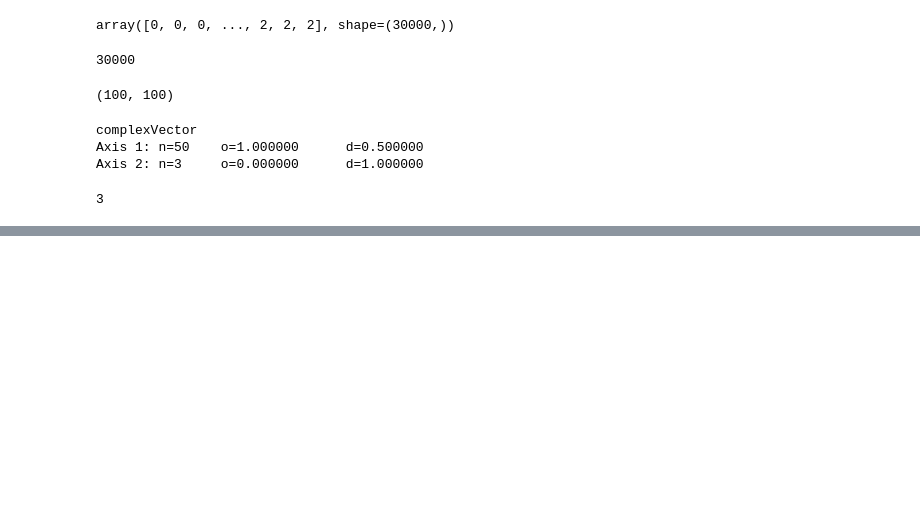
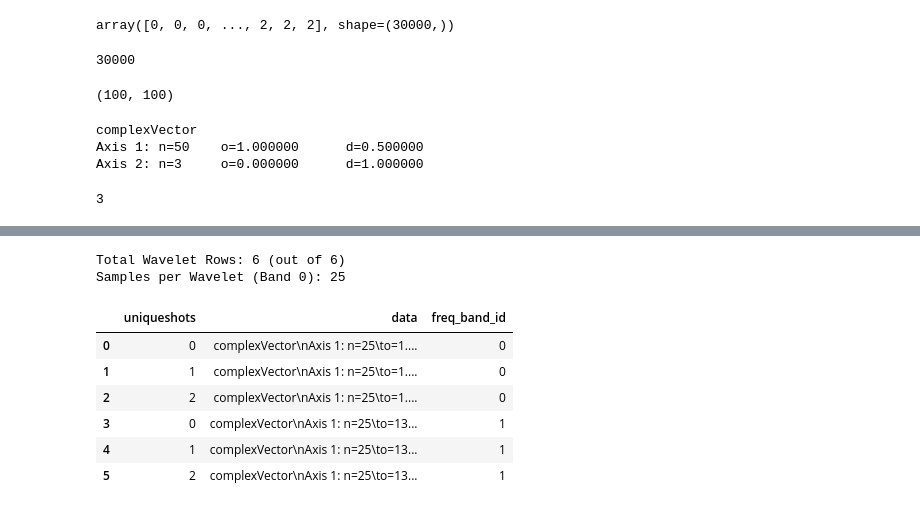
Before and after one commit to arustamm/pyfwix, a Jupyter notebook: propagator/jupyter/test_fwix_modeling.ipynb, the cells around one changed output, grey strips where cells are left out. Drawn from its saved outputs; the diff is of its cells as text; code cells hidden in the pictures; blank space fills up the shorter version.

```diff
--- a/propagator/jupyter/test_fwix_modeling.ipynb
+++ b/propagator/jupyter/test_fwix_modeling.ipynb
@@ -175,12 +188,73 @@ norm = rec_traces.norm()
 # %%
 import pandas as pd
+import SepVector
+import numpy as np
 
-wavelets = [None] * ns
-wavelets = [SepVector.getSepVector(ns=[nf], ds=[dfreq],os=[of], storage='dataComplex') for i in range(ns)]
-for i in range(ns):
-    wavelets[i][:] = W[:nf]
+n_band = nf // NUM_FREQ_SPLITS
 
-wavelet_df = pd.DataFrame({
-            'uniqueshots': s_ids.tolist(),
-            'data': wavelets # Convert 2D array to list of 1D arrays
-        })
+dfs = []
+
+# --- 2. Iterate Over Frequency Bands ---
+for freq_id in range(NUM_FREQ_SPLITS):
+
+    # A. Calculate Slice Indices
+    idx_start = freq_id * n_band
+    idx_end = idx_start + n_band
+
+    # Handle remainder for the last band if not perfectly divisible
+    if freq_id == NUM_FREQ_SPLITS - 1:
+        idx_end = nf
+        n_current = idx_end - idx_start
+    else:
+        n_current = n_band
+
+    # B. Slice the Wavelet Data
+    # w_slice is the specific frequency content for this band
+    w_slice = W[idx_start : idx_end]
+
+    # C. Update Physical Origin (o)
+    # The new origin is the original origin + offset
+    current_os = of + (idx_start * dfreq)
+
+    # D. Create SepVectors for this Band
+    band_wavelets = []
+    for i in range(ns):
+        vec = SepVector.getSepVector(
+            ns=[n_current],
+            ds=[dfreq],
+            os=[current_os],
+            storage='dataComplex'
+        )
+        vec[:] = w_slice[:]
+        band_wavelets.append(vec)
+
+    # E. Create DataFrame for this Band
+    band_df = pd.DataFrame({
+        'uniqueshots': s_ids.tolist(),
+        'data': band_wavelets,
+        'freq_band_id': freq_id  # Add the ID for the lookup
+    })
+
+    dfs.append(band_df)
+
+# --- 3. Concatenate and Sort ---
+wavelet_df = pd.concat(dfs, ignore_index=True)
+
+# Important: Sort by (Freq, Shot) to match the modeling loop order
+wavelet_df = wavelet_df.sort_values(['freq_band_id', 'uniqueshots'])
+
+print(f"Total Wavelet Rows: {len(wavelet_df)} (out of {ns*NUM_FREQ_SPLITS})")
+print(f"Samples per Wavelet (Band 0): {wavelet_df.iloc[0]['data'].getHyper().axes[0].n}")
+# %% [output]
+Total Wavelet Rows: 6 (out of 6)
+Samples per Wavelet (Band 0): 25
+# %%
+wavelet_df
+# %% [output]
+|  | uniqueshots | data | freq_band_id |
+| 0 | 0 | complexVector\nAxis 1: n=25\to=1.... | 0 |
+| 1 | 1 | complexVector\nAxis 1: n=25\to=1.... | 0 |
+| 2 | 2 | complexVector\nAxis 1: n=25\to=1.... | 0 |
+| 3 | 0 | complexVector\nAxis 1: n=25\to=13... | 1 |
+| 4 | 1 | complexVector\nAxis 1: n=25\to=13... | 1 |
+| 5 | 2 | complexVector\nAxis 1: n=25\to=13... | 1 |
```
Also changed, not shown: parts of 41 cells of this notebook, 6 other files.
